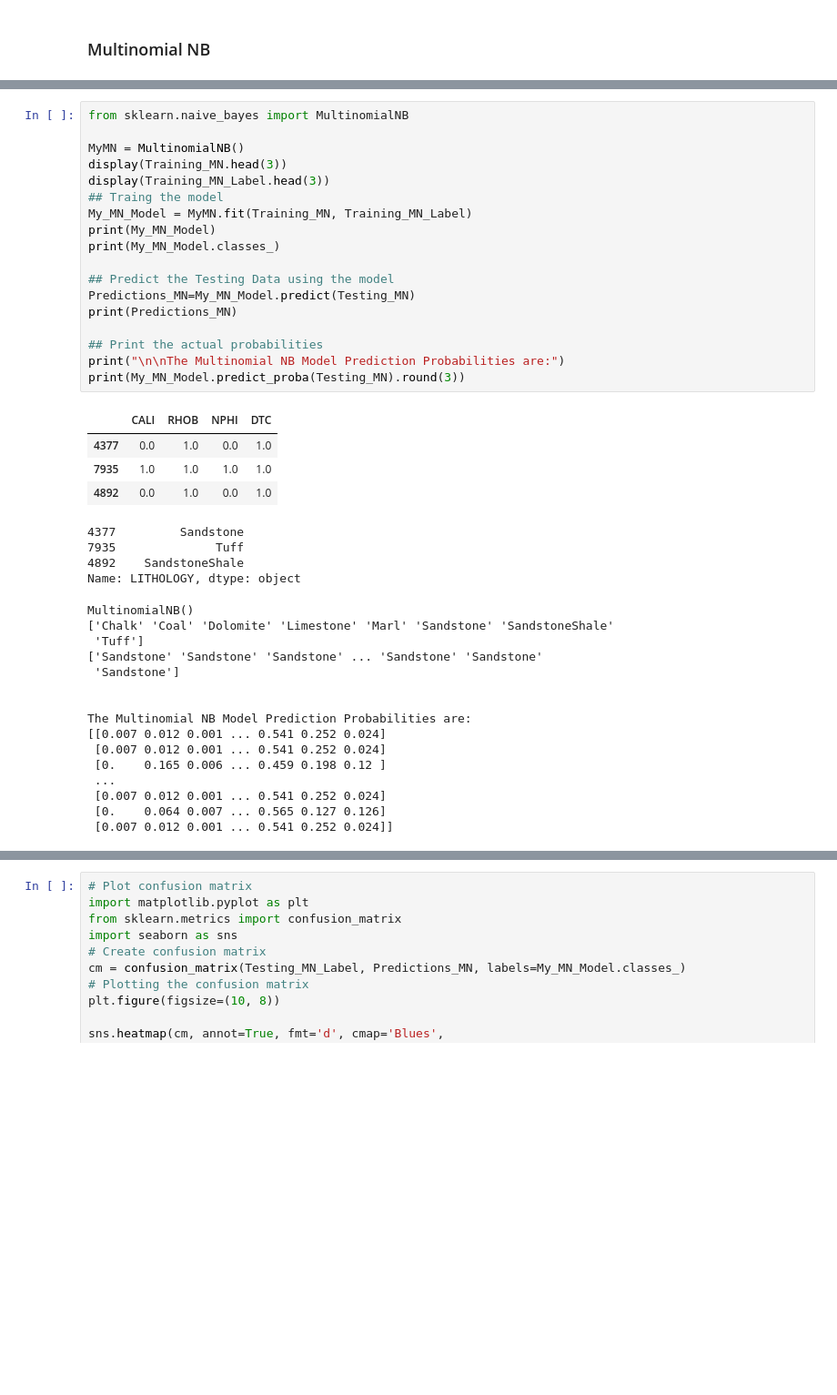
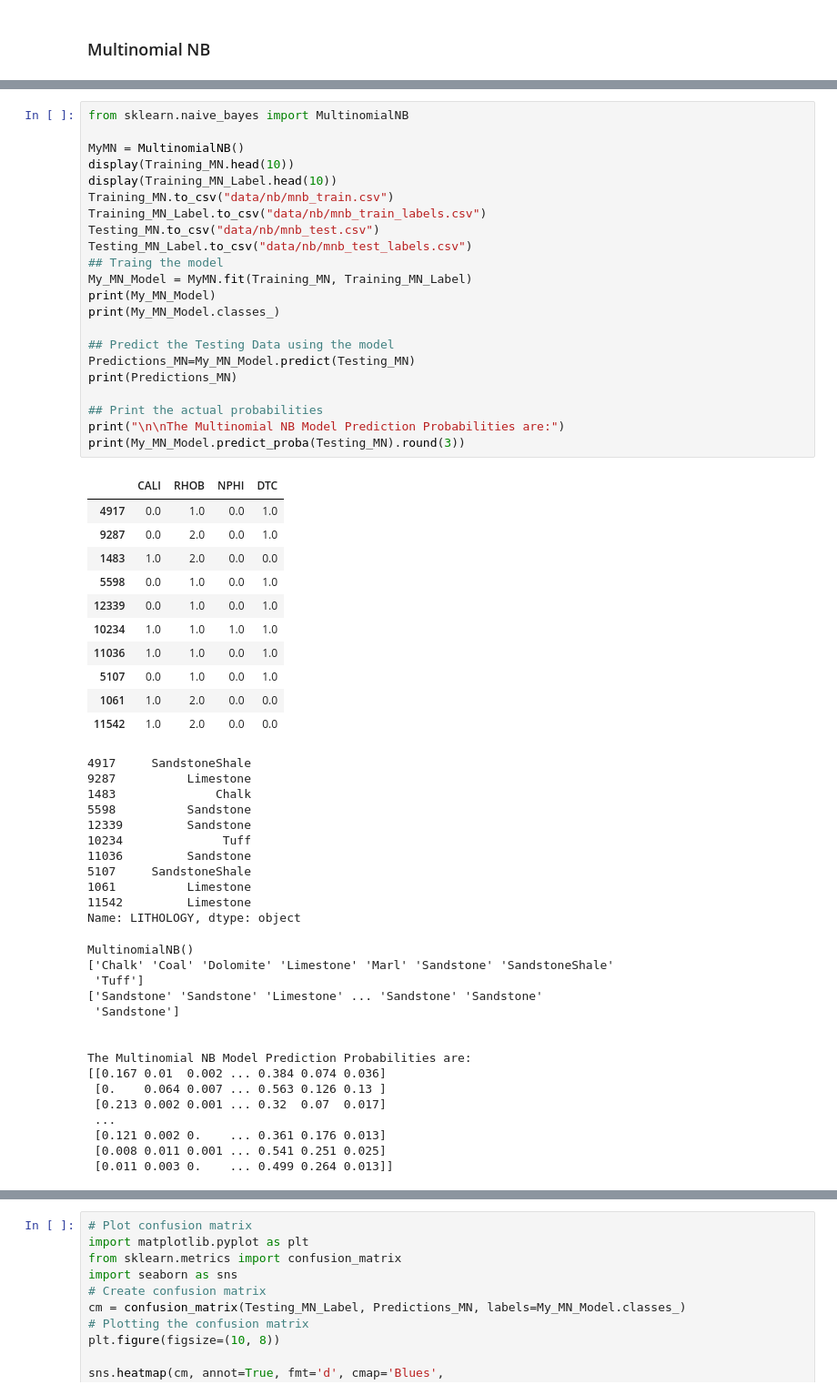
Before and after one commit to tuanna712/MLDSSpring25, a Jupyter notebook: notebooks/05_naive_bayes.ipynb, the cells around one changed output, grey strips where cells are left out. Shown: that part at 91% size. Saved outputs shown, nothing was run; the diff lists cells and outputs as text; blank space fills up the shorter version.

Commit message:
update data

```diff
--- a/notebooks/05_naive_bayes.ipynb
+++ b/notebooks/05_naive_bayes.ipynb
@@ -182,42 +194,60 @@ Name: LITHOLOGY, dtype: object
 # %%
 from sklearn.naive_bayes import MultinomialNB
 
 MyMN = MultinomialNB()
-display(Training_MN.head(3))
-display(Training_MN_Label.head(3))
+display(Training_MN.head(10))
+display(Training_MN_Label.head(10))
+Training_MN.to_csv("data/nb/mnb_train.csv")
+Training_MN_Label.to_csv("data/nb/mnb_train_labels.csv")
+Testing_MN.to_csv("data/nb/mnb_test.csv")
+Testing_MN_Label.to_csv("data/nb/mnb_test_labels.csv")
 ## Traing the model
 My_MN_Model = MyMN.fit(Training_MN, Training_MN_Label)
 print(My_MN_Model)
 print(My_MN_Model.classes_)
 
 ## Predict the Testing Data using the model
 Predictions_MN=My_MN_Model.predict(Testing_MN)
 print(Predictions_MN)
 
 ## Print the actual probabilities
 print("\n\nThe Multinomial NB Model Prediction Probabilities are:")
 print(My_MN_Model.predict_proba(Testing_MN).round(3))
 # %% [output]
 |  | CALI | RHOB | NPHI | DTC |
-| 4377 | 0.0 | 1.0 | 0.0 | 1.0 |
-| 7935 | 1.0 | 1.0 | 1.0 | 1.0 |
-| 4892 | 0.0 | 1.0 | 0.0 | 1.0 |
+| 4917 | 0.0 | 1.0 | 0.0 | 1.0 |
+| 9287 | 0.0 | 2.0 | 0.0 | 1.0 |
+| 1483 | 1.0 | 2.0 | 0.0 | 0.0 |
+| 5598 | 0.0 | 1.0 | 0.0 | 1.0 |
+| 12339 | 0.0 | 1.0 | 0.0 | 1.0 |
+| 10234 | 1.0 | 1.0 | 1.0 | 1.0 |
+| 11036 | 1.0 | 1.0 | 0.0 | 1.0 |
+| 5107 | 0.0 | 1.0 | 0.0 | 1.0 |
+| 1061 | 1.0 | 2.0 | 0.0 | 0.0 |
+| 11542 | 1.0 | 2.0 | 0.0 | 0.0 |
-4377         Sandstone
-7935              Tuff
-4892    SandstoneShale
+4917     SandstoneShale
+9287          Limestone
+1483              Chalk
+5598          Sandstone
+12339         Sandstone
+10234              Tuff
+11036         Sandstone
+5107     SandstoneShale
+1061          Limestone
+11542         Limestone
 Name: LITHOLOGY, dtype: object
 MultinomialNB()
 ['Chalk' 'Coal' 'Dolomite' 'Limestone' 'Marl' 'Sandstone' 'SandstoneShale'
  'Tuff']
-['Sandstone' 'Sandstone' 'Sandstone' ... 'Sandstone' 'Sandstone'
+['Sandstone' 'Sandstone' 'Limestone' ... 'Sandstone' 'Sandstone'
  'Sandstone']
 
 
 The Multinomial NB Model Prediction Probabilities are:
-[[0.007 0.012 0.001 ... 0.541 0.252 0.024]
- [0.007 0.012 0.001 ... 0.541 0.252 0.024]
- [0.    0.165 0.006 ... 0.459 0.198 0.12 ]
+[[0.167 0.01  0.002 ... 0.384 0.074 0.036]
+ [0.    0.064 0.007 ... 0.563 0.126 0.13 ]
+ [0.213 0.002 0.001 ... 0.32  0.07  0.017]
  ...
- [0.007 0.012 0.001 ... 0.541 0.252 0.024]
- [0.    0.064 0.007 ... 0.565 0.127 0.126]
- [0.007 0.012 0.001 ... 0.541 0.252 0.024]]
+ [0.121 0.002 0.    ... 0.361 0.176 0.013]
+ [0.008 0.011 0.001 ... 0.541 0.251 0.025]
+ [0.011 0.003 0.    ... 0.499 0.264 0.013]]
```
Also changed, not shown: parts of 21 cells of this notebook, 5 other files.
